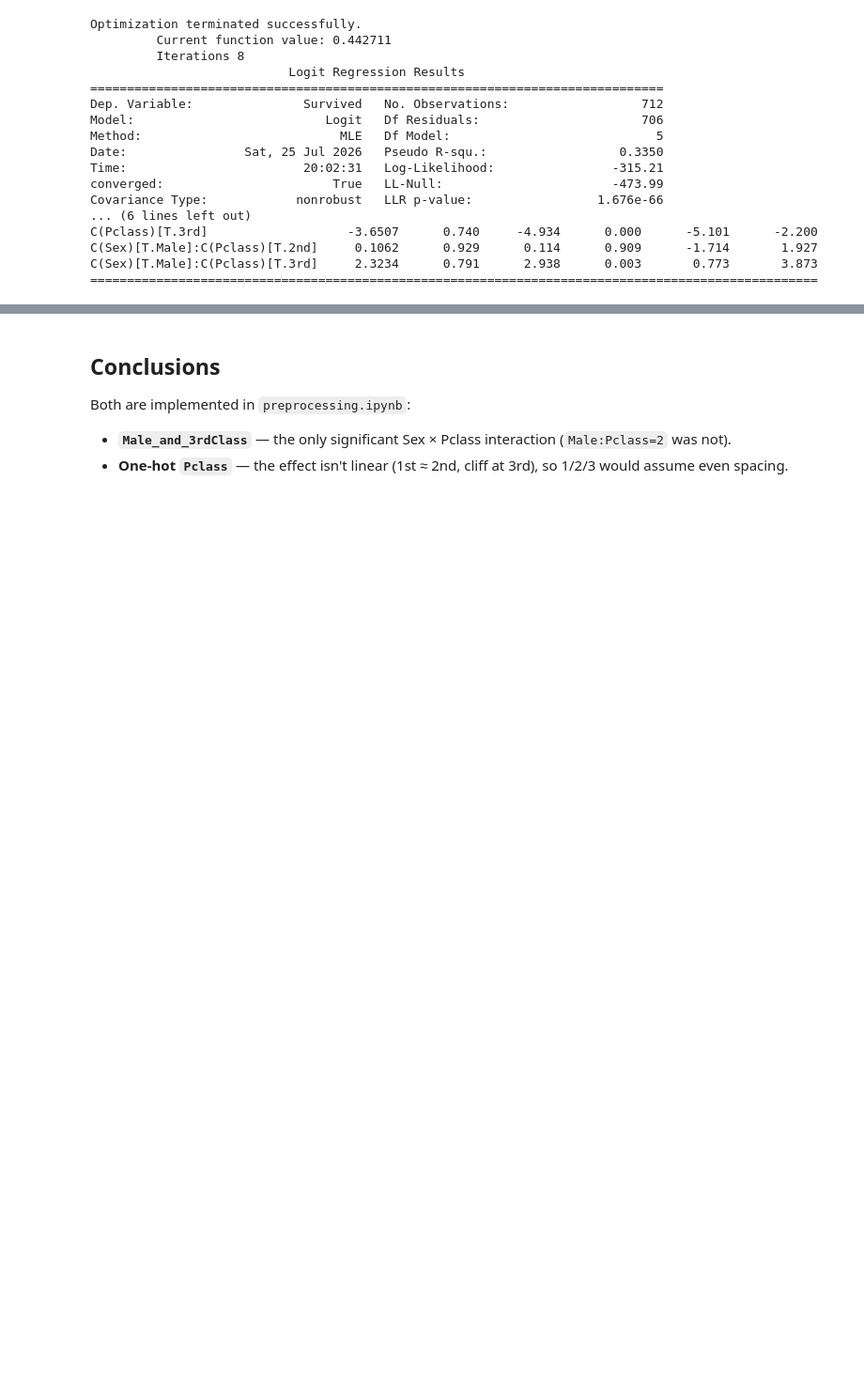
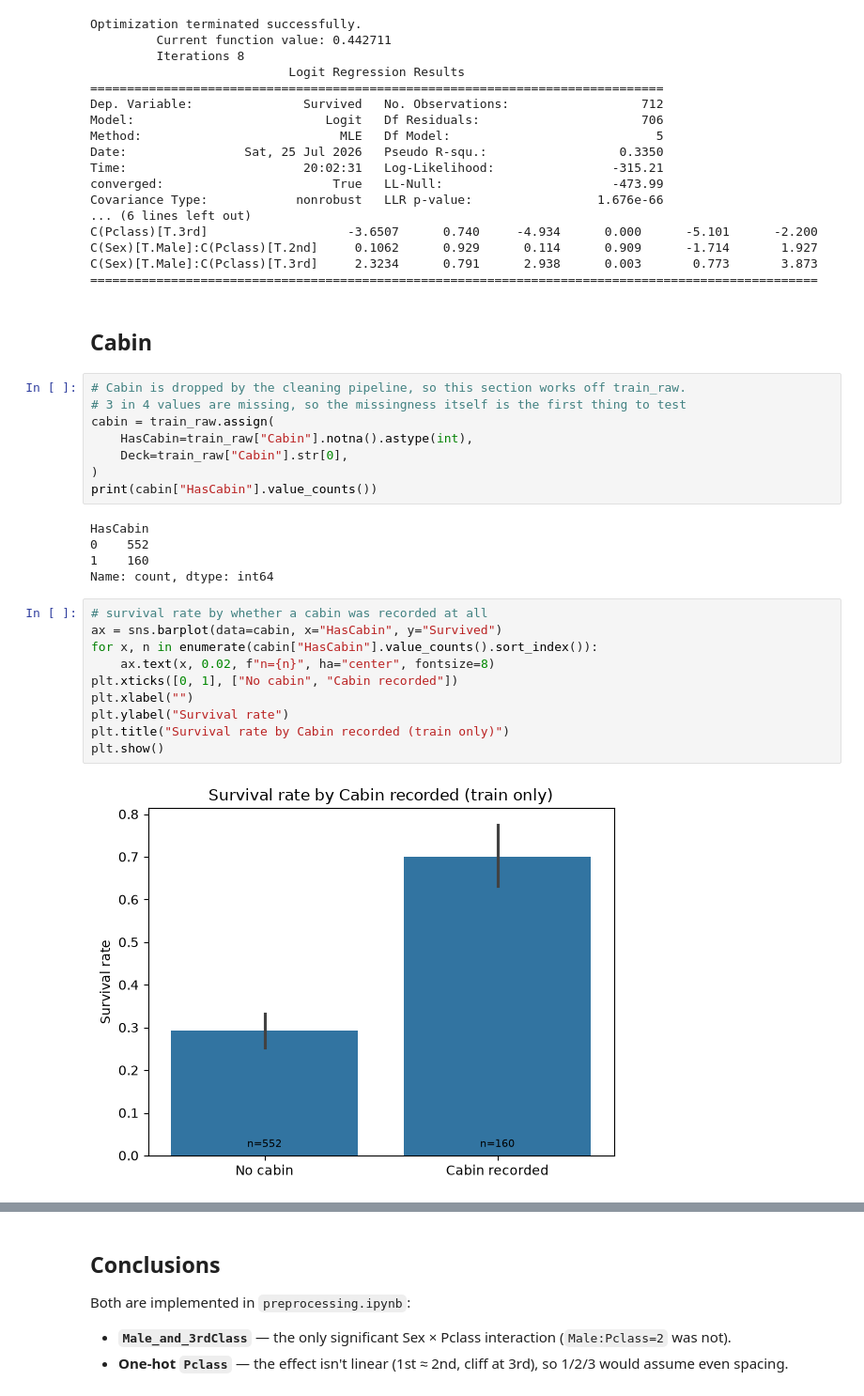
Before and after one commit to NateDeMoro/intro, a Jupyter notebook: notebooks/explore.ipynb, the cells around one changed output, grey strips where cells are left out. Shown at 94% size. Cells and saved outputs as stored; diff of their text form; blank space fills up the shorter version.

```diff
--- a/notebooks/explore.ipynb
+++ b/notebooks/explore.ipynb
@@ -150,3 +150,30 @@ C(Pclass)[T.3rd]                   -3.6507      0.740     -4.934      0.000
 C(Sex)[T.Male]:C(Pclass)[T.2nd]     0.1062      0.929      0.114      0.909      -1.714       1.927
 C(Sex)[T.Male]:C(Pclass)[T.3rd]     2.3234      0.791      2.938      0.003       0.773       3.873
 ===================================================================================================
+# %% [markdown]
+## Cabin
+# %%
+# Cabin is dropped by the cleaning pipeline, so this section works off train_raw.
+# 3 in 4 values are missing, so the missingness itself is the first thing to test
+cabin = train_raw.assign(
+    HasCabin=train_raw["Cabin"].notna().astype(int),
+    Deck=train_raw["Cabin"].str[0],
+)
+print(cabin["HasCabin"].value_counts())
+# %% [output]
+HasCabin
+0    552
+1    160
+Name: count, dtype: int64
+# %%
+# survival rate by whether a cabin was recorded at all
+ax = sns.barplot(data=cabin, x="HasCabin", y="Survived")
+for x, n in enumerate(cabin["HasCabin"].value_counts().sort_index()):
+    ax.text(x, 0.02, f"n={n}", ha="center", fontsize=8)
+plt.xticks([0, 1], ["No cabin", "Cabin recorded"])
+plt.xlabel("")
+plt.ylabel("Survival rate")
+plt.title("Survival rate by Cabin recorded (train only)")
+plt.show()
+# %% [output]
+[figure, added]
```
Also changed, not shown: parts of 4 cells of this notebook, 23 other files.
